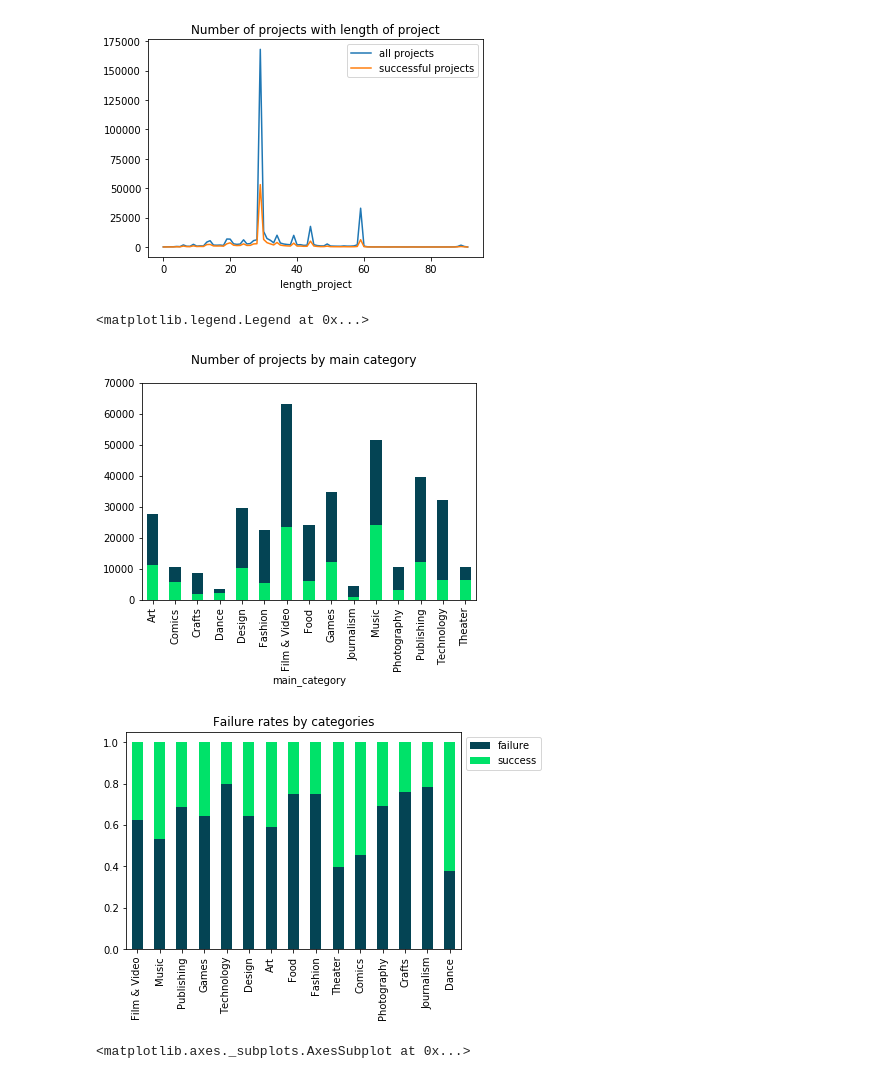
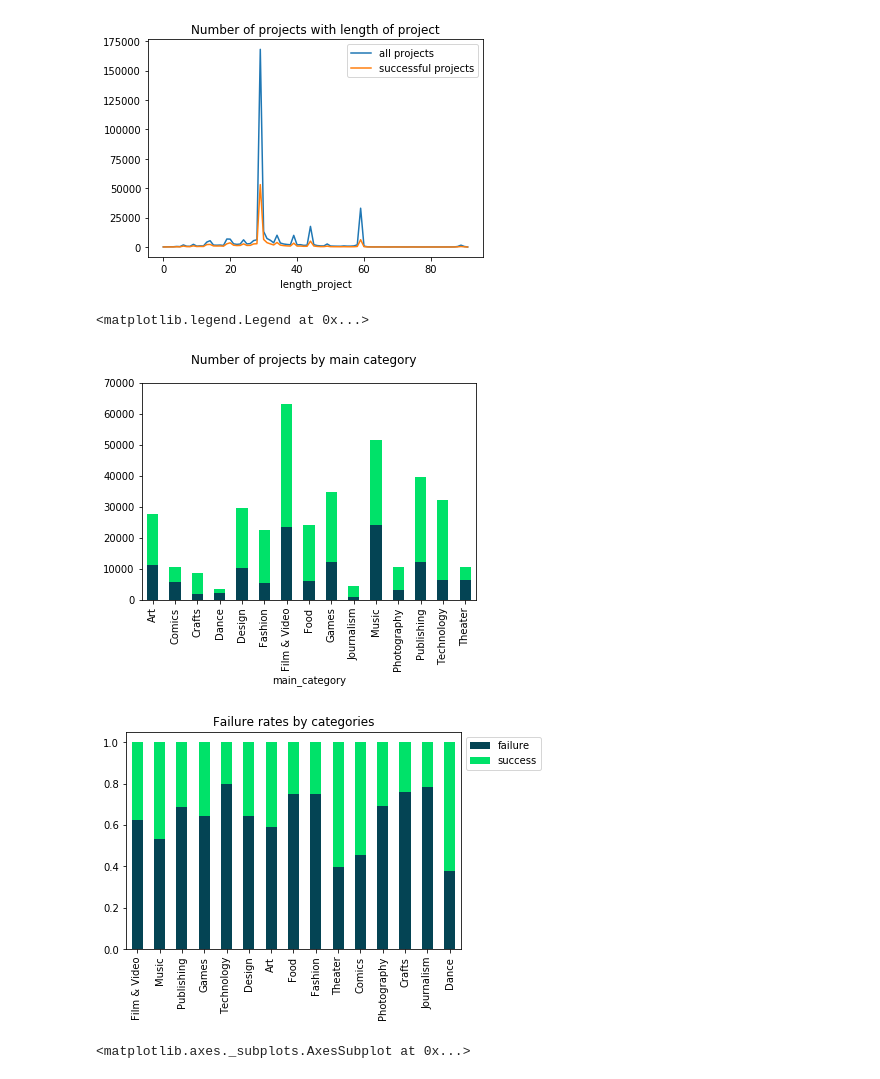
Before and after one commit to anishagg/Insights-on-Kickstarter-crowdfunding-platform, a Jupyter notebook: script/Data Exploration Project.ipynb, the cells around one changed output. Drawn from its saved outputs; the diff is of its cells as text; code cells hidden in the pictures.

```diff
--- a/script/Data Exploration Project.ipynb
+++ b/script/Data Exploration Project.ipynb
@@ -182,22 +182,22 @@ legend(bbox_to_anchor=(1, 1))
 # %%
 ####  Plot 1
 fig, (a1) = subplots(nrows=1,ncols=1,sharex=True,sharey=False,figsize=(6, 4))
 fig.suptitle('Number of projects by main category')
 #Plotting all projects in a main-category
-kick2['main_category'].value_counts().sort_index().plot.bar(ax=a1,sharex=True,cmap=matplotlib.colors.ListedColormap(colorsX))
+kick2['main_category'].value_counts().sort_index().plot.bar(ax=a1,sharex=True,cmap=matplotlib.colors.ListedColormap(colorsY))
 #Plotting successful projects on top of teh above graph
-kick2[kick2['state_new'] == 'success'].groupby(['main_category'])['name'].count().plot(ax=a1, kind = 'bar',cmap=matplotlib.colors.ListedColormap(colorsY)).set_ylim(0,70000)
+kick2[kick2['state_new'] == 'success'].groupby(['main_category'])['name'].count().plot(ax=a1, kind = 'bar',cmap=matplotlib.colors.ListedColormap(colorsX)).set_ylim(0,70000)
 
 ####  Plot 2
 categories = kick2['main_category'].value_counts().to_frame()
 #getting percent success and failure for each main category
 categories_states = (kick2.groupby(['main_category','state_new'])['state_new'].count()/kick2.groupby(['main_category'])['state_new'].count())
 #plotting after sorting the categories by number of total projects in them
 categories_states.unstack().reindex(categories.index).plot.bar(stacked = True,cmap=matplotlib.colors.ListedColormap(colors2), title = 'Failure rates by categories')
 legend(bbox_to_anchor=(1, 1))
 # %% [output]
 <matplotlib.legend.Legend at 0x...>
-[figure, old version]
+[figure, new version]
 [figure]
 # %%
 #Comparing the distribution of variables after taking log
```
